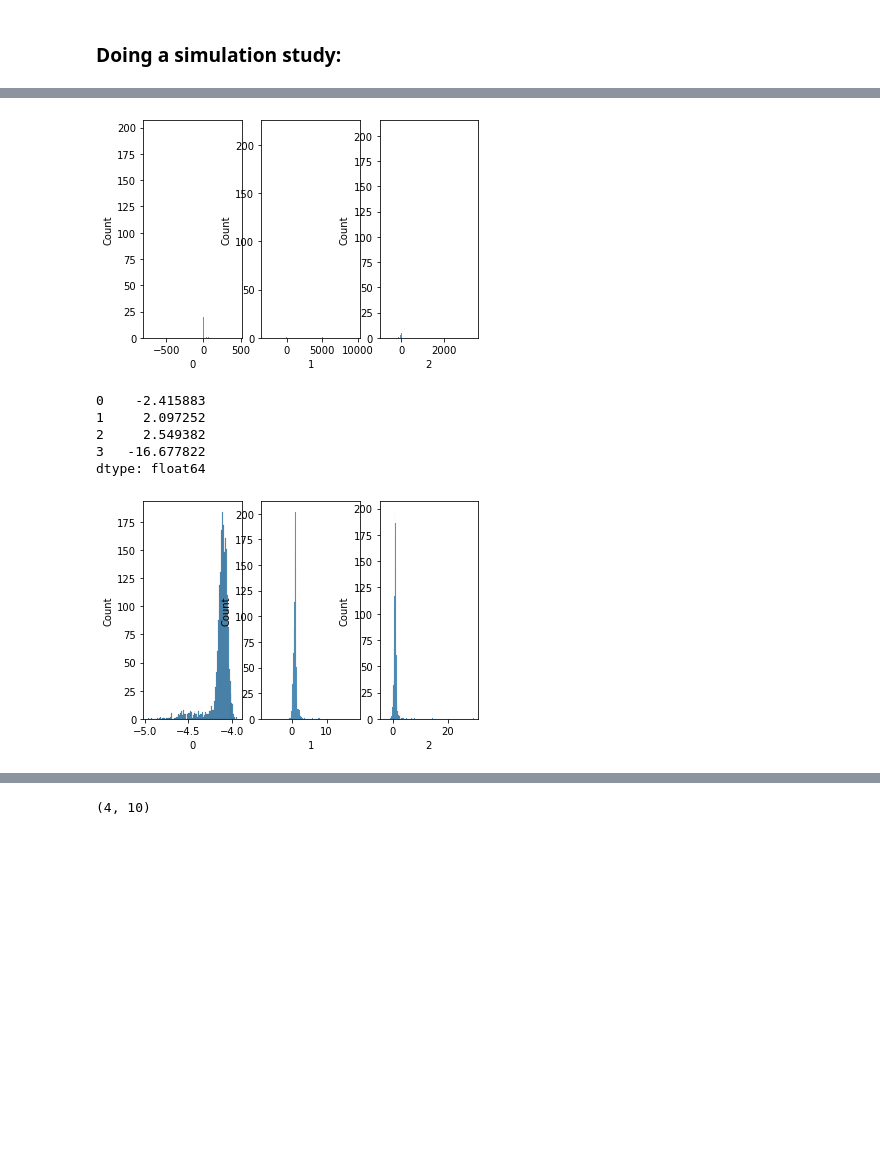
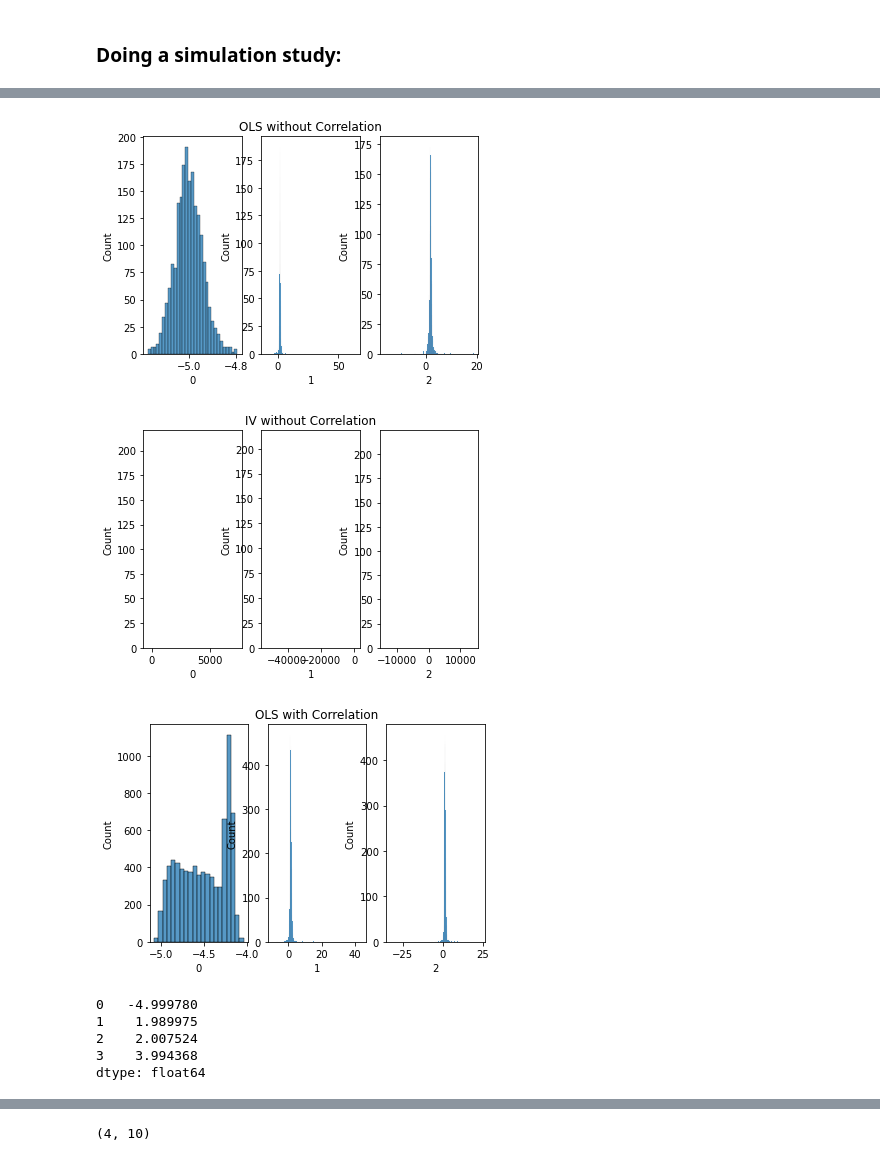
Before and after one commit to Mo1l/Demand-estimation, a Jupyter notebook: DemandEstimation.ipynb, the cells around one changed output, grey strips where cells are left out. Drawn from its saved outputs; the diff is of its cells as text; code cells hidden in the pictures; blank space fills up the shorter version.

```diff
--- a/DemandEstimation.ipynb
+++ b/DemandEstimation.ipynb
@@ -244,9 +249,9 @@ def sim_study(Q,cov, Type = "OLS"):
     return parameters
 # %%
 
-P=200
+P=2000
 cov = np.array([[1,0.8],[0.8,1]])
-with_corr=sim_study(P,cov, Type = "OLS")
+corr=sim_study(P,cov, Type = "OLS", Consts = False)
 corr_IV = sim_study(P, cov, Type = "IV")
 # %% [output]
 P is smaller than 0, drawing new starting values
@@ -255,6 +259,7 @@ KeyboardInterrupt:
 # %%
 
 cov = np.array([[1,0.0],[0.0,1]])
-wo_corr = sim_study(P,cov, Type = "IV")
+wo_corr = sim_study(P,cov, Type = "OLS", Consts = False)
+wo_corr_IV = sim_study(P,cov, Type = "IV")
 # %% [output]
 P is smaller than 0, drawing new starting values
@@ -261,0 +267,5 @@ KeyboardInterrupt:
+# %%
+wo_corr_pd = pd.DataFrame(wo_corr)
+wo_corr_pd_IV = pd.DataFrame(wo_corr_IV)
+corr_pd = pd.DataFrame(corr)
+corr_pd_IV = pd.DataFrame(corr_IV)
@@ -262,33 +280,45 @@ KeyboardInterrupt:
 # %%
-corr_pd = pd.DataFrame(wo_corr)
 #corr_pd = corr_pd.loc[~(corr_pd==0).all(axis=1)]
 
 
 fig, ax =plt.subplots(1,3)
-sns.histplot(corr_pd[0], ax=ax[0])
-sns.histplot(corr_pd[1], ax=ax[1])
-sns.histplot(corr_pd[2], ax=ax[2])
+sns.histplot(wo_corr_pd[0], ax=ax[0])
+sns.histplot(wo_corr_pd[1], ax=ax[1]).set(title='OLS without Correlation')
+sns.histplot(wo_corr_pd[2], ax=ax[2])
+
 
 fig.show()
 # %% [output]
-[figure, old version]
+[figure, new version]
-# %%
-corr_pd.mean()
-# %% [output]
-0    -2.415883
-1     2.097252
-2     2.549382
-3   -16.677822
-dtype: float64
+# %%
+#corr_pd = corr_pd.loc[~(corr_pd==0).all(axis=1)]
+
+
+fig, ax =plt.subplots(1,3)
+sns.histplot(corr_pd_IV[0], ax=ax[0])
+sns.histplot(corr_pd_IV[1], ax=ax[1]).set(title='IV without Correlation')
+sns.histplot(corr_pd_IV[2], ax=ax[2])
+
+
+fig.show()
+# %% [output]
+[figure, added]
 # %%
-corr_pd = pd.DataFrame(with_corr)
 #corr_pd = corr_pd.loc[~(corr_pd==0).all(axis=1)]
 
 fig, ax =plt.subplots(1,3)
 sns.histplot(corr_pd[0], ax=ax[0])
-sns.histplot(corr_pd[1], ax=ax[1])
+sns.histplot(corr_pd[1], ax=ax[1]).set(title='OLS with Correlation')
 sns.histplot(corr_pd[2], ax=ax[2])
 
 fig.show()
 # %% [output]
-[figure, old version]
+[figure, new version]
+# %%
+wo_corr_pd.mean()
+# %% [output]
+0   -4.999780
+1    1.989975
+2    2.007524
+3    3.994368
+dtype: float64
```
Also changed, not shown: parts of 10 cells of this notebook, 1 other file.
